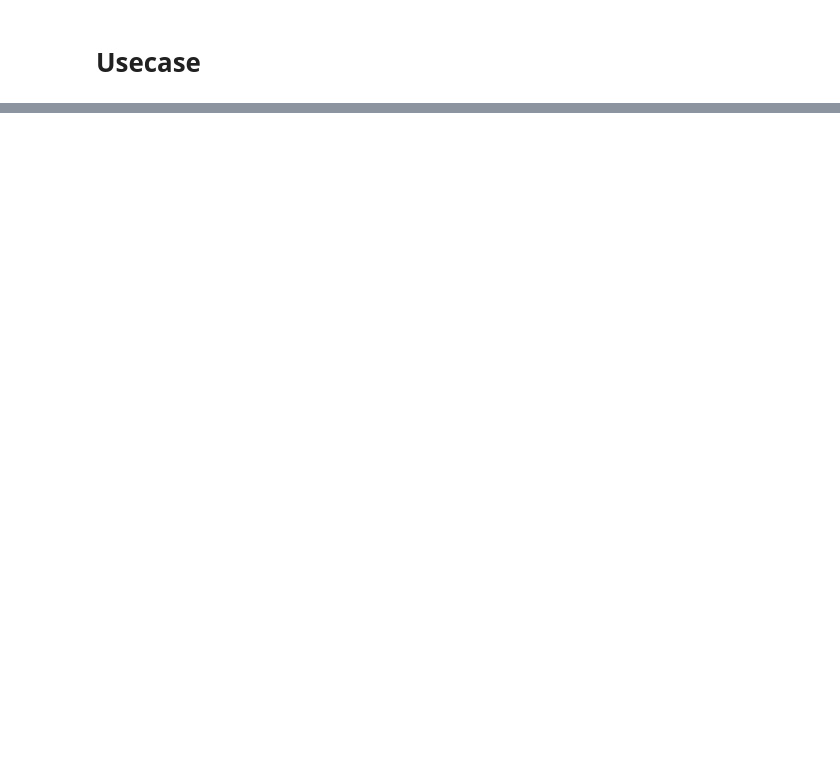
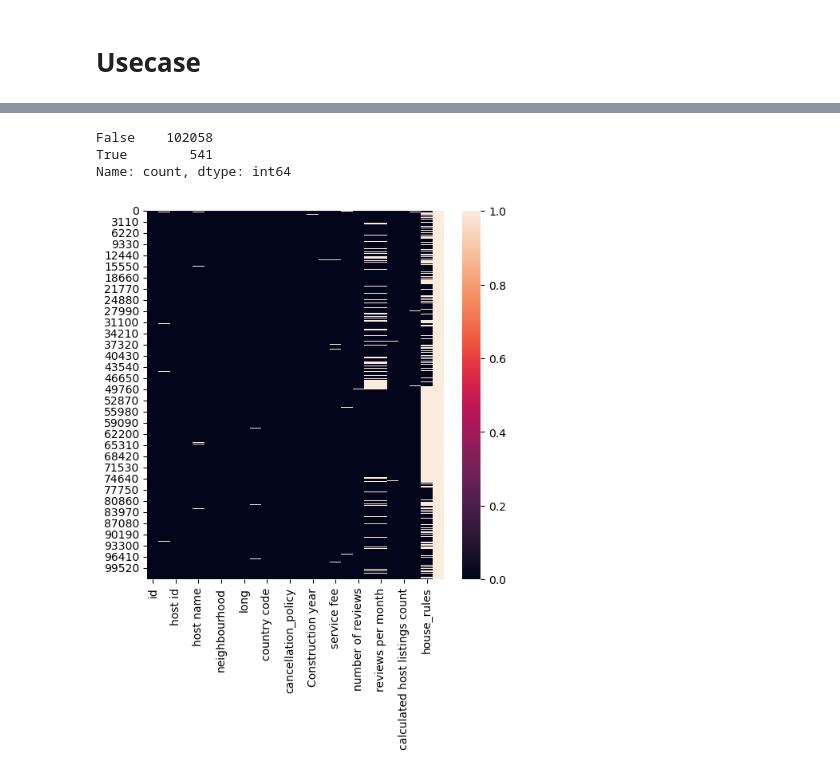
Before and after one commit to sophieHerstein/DataScience_Usecase, a Jupyter notebook: usecase.ipynb, the cells around one changed output, grey strips where cells are left out. Cells and saved outputs as stored; diff of their text form; code cells hidden in the pictures; blank space fills up the shorter version.

```diff
--- a/usecase.ipynb
+++ b/usecase.ipynb
@@ -22,0 +82,14 @@ airbnb_data
+# %%
+# check duplicates
+airbnb_data.duplicated().value_counts()
+# %% [output]
+False    102058
+True        541
+Name: count, dtype: int64
+# %%
+# Plotting heatmap to show correlations
+plt.figure(figsize=[6, 6])
+sns.heatmap( airbnb_data.isna())
+plt.show()
+# %% [output]
+[figure, added]
```
Also changed, not shown: parts of 5 cells of this notebook.
